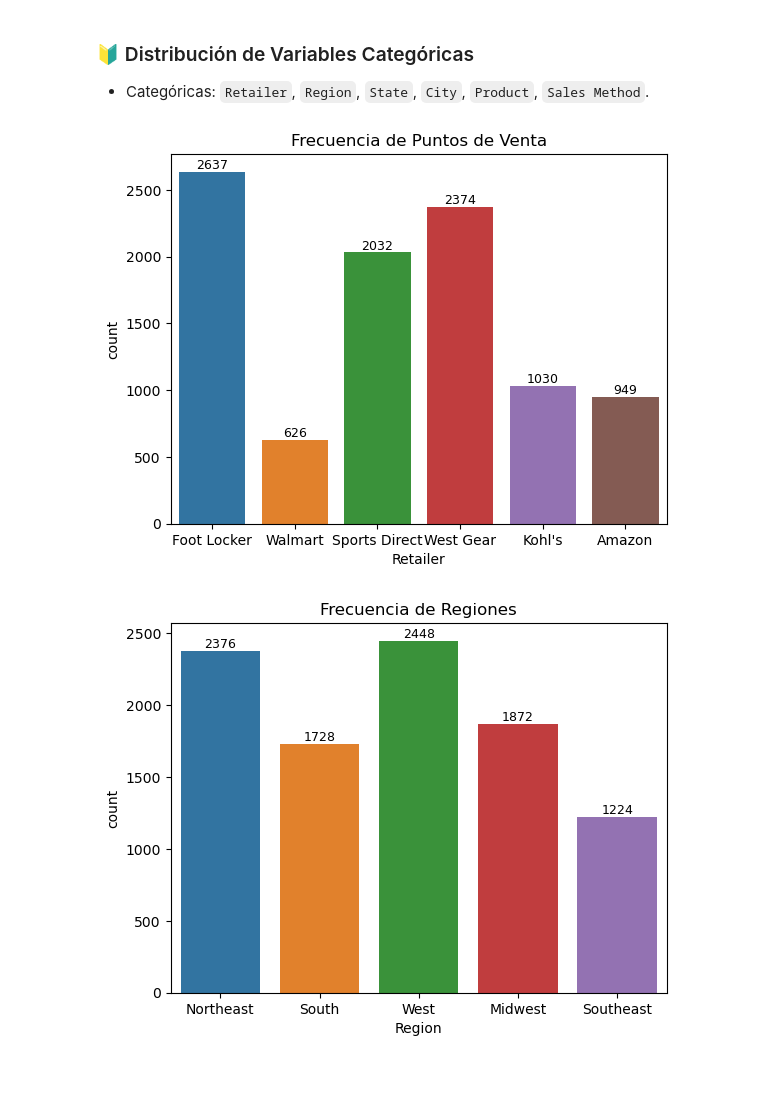
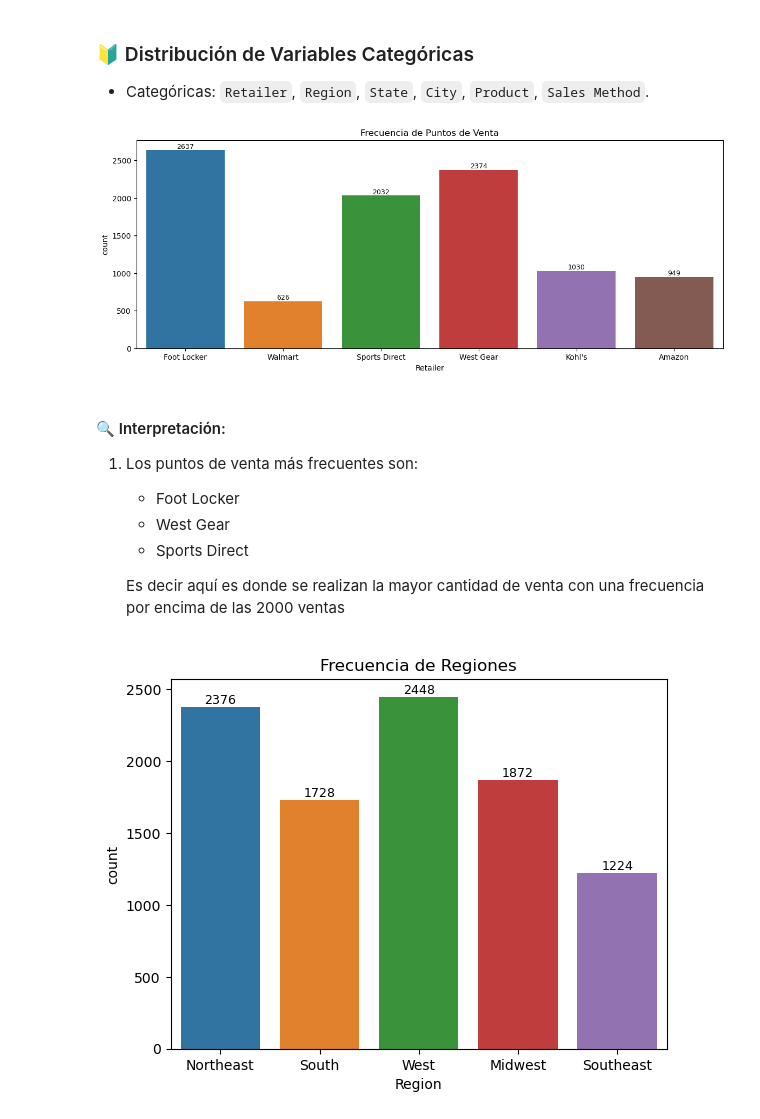
Before and after one commit to Dilmer-Rojas/Ventas_Adidas, a Jupyter notebook: notebooks/1.EDA.ipynb, the cells around one changed output. Saved outputs shown, nothing was run; the diff lists cells and outputs as text; code cells hidden in the pictures; blank space fills up the shorter version.

Commit message:
ventas adidas

```diff
--- a/notebooks/1.EDA.ipynb
+++ b/notebooks/1.EDA.ipynb
@@ -438,18 +438,29 @@ plt.show()
 
 - Categóricas: `Retailer`, `Region`, `State`, `City`, `Product`, `Sales Method`.
 # %%
+plt.figure(figsize=(14, 5))
 ax = sns.countplot(x=df['Retailer'])
 # Añadir los valores encima de cada barra
 for p in ax.patches:
     altura = p.get_height()
     ax.text(p.get_x() + p.get_width() / 2,     # posición x: centro de la barra
             altura + 1,                        # posición y: un poco arriba del borde
             int(altura),                       # valor a mostrar
             ha='center', va='bottom', fontsize=9)
+plt.xticks(rotation=0)
 plt.title("Frecuencia de Puntos de Venta")
 plt.show()
 # %% [output]
-[figure, old version]
+[figure, new version]
+# %% [markdown]
+#### 🔍 Interpretación:
+
+1. Los puntos de venta más frecuentes son:
+    - Foot Locker
+    - West Gear
+    - Sports Direct
+
+    Es decir aquí es donde se realizan la mayor cantidad de venta con una frecuencia por encima de las 2000 ventas
 # %%
 ax = sns.countplot(x=df['Region'])
 # Añadir los valores encima de cada barra
```
Also changed, not shown: parts of 3 cells of this notebook, 2 other files.
